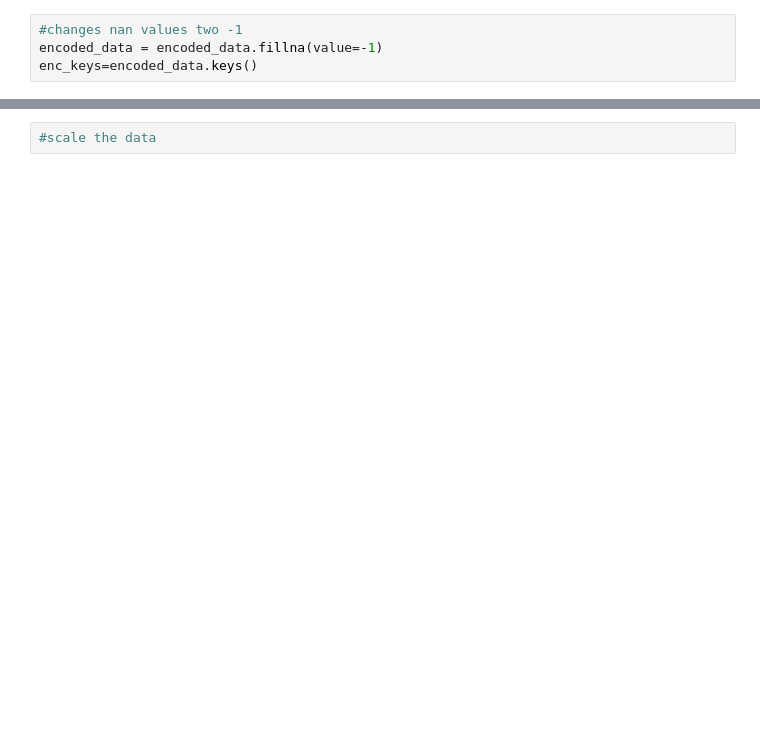
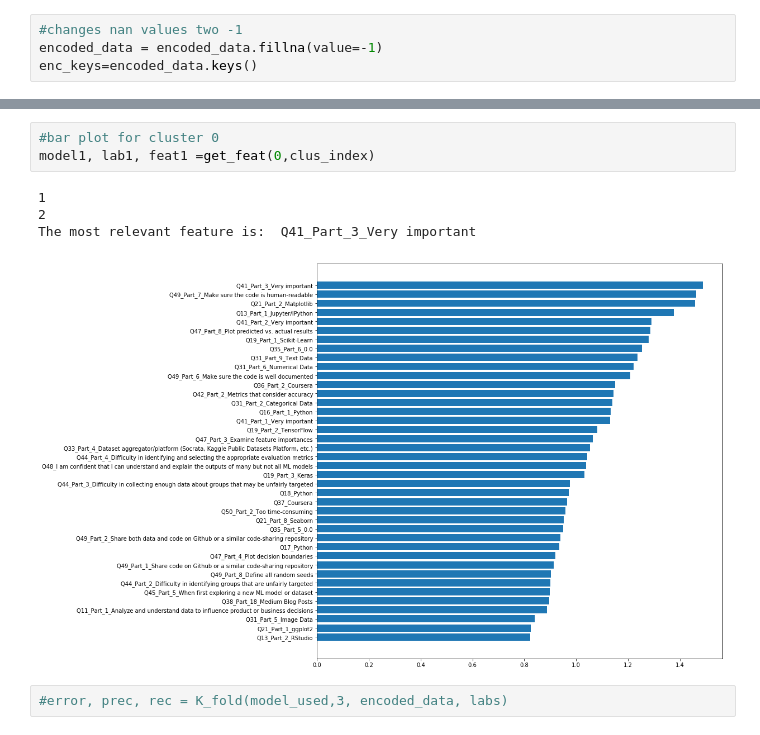
Before and after one commit to Ssalazar12/SantiagoSalazar_Final, a Jupyter notebook: Clusters-PCA.ipynb, the cells around one changed output, grey strips where cells are left out. Saved outputs shown, nothing was run; the diff lists cells and outputs as text; blank space fills up the shorter version.

```diff
--- a/Clusters-PCA.ipynb
+++ b/Clusters-PCA.ipynb
@@ -179,2 +206,10 @@ The most relevant feature is:  Time from Start to Finish (seconds)
-# %%
-#scale the data
+# %%
+#bar plot for cluster 0
+model1, lab1, feat1 =get_feat(0,clus_index)
+# %% [output]
+1
+2
+The most relevant feature is:  Q41_Part_3_Very important
+[figure, added]
+# %%
+#error, prec, rec = K_fold(model_used,3, encoded_data, labs)
```
Also changed, not shown: parts of 39 cells of this notebook.
